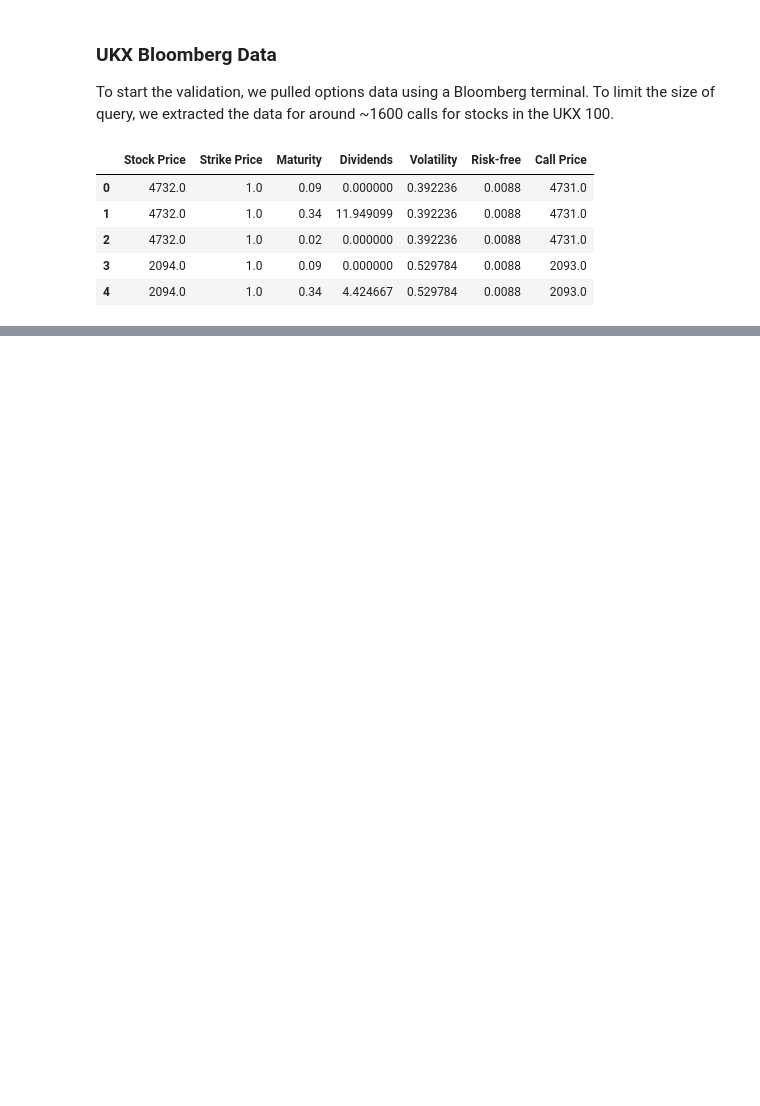
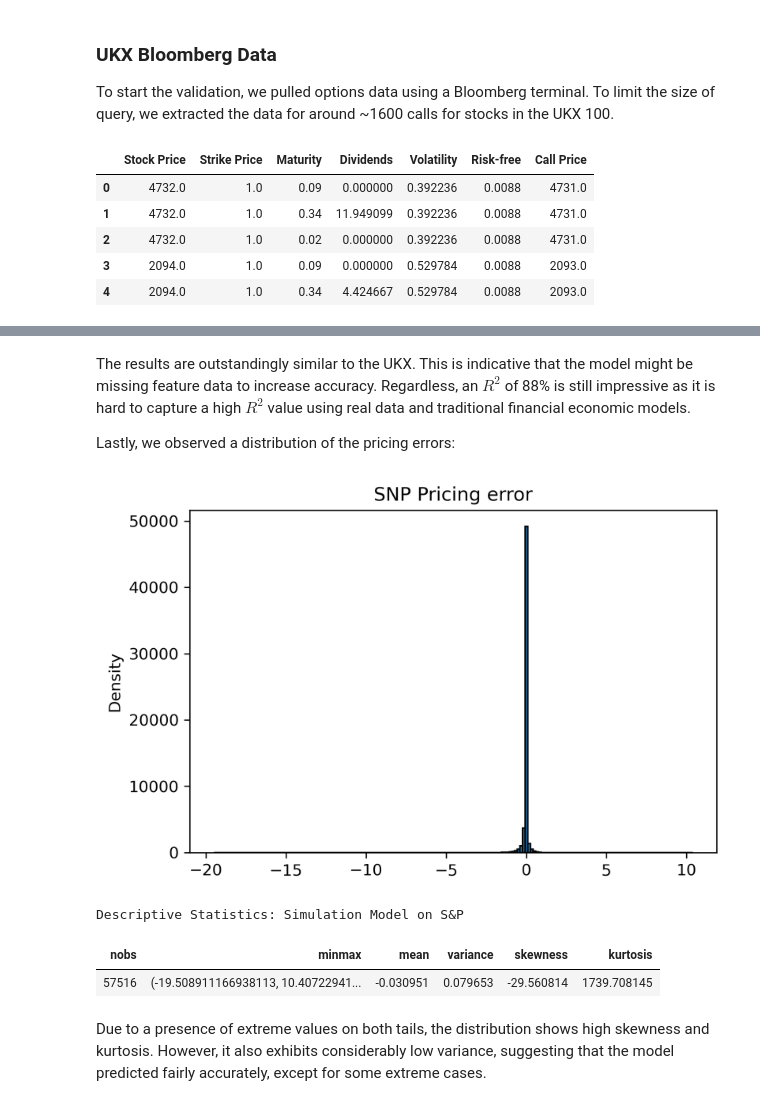
Before and after one commit to samuellee19/CSCI145_Option_Pricing, a Jupyter notebook: BS_Model_draft.ipynb, the cells around one changed output, grey strips where cells are left out. Saved outputs shown, nothing was run; the diff lists cells and outputs as text; code cells hidden in the pictures; blank space fills up the shorter version.

```diff
--- a/BS_Model_draft.ipynb
+++ b/BS_Model_draft.ipynb
@@ -368,0 +414,21 @@ Certain pricing schemes in finance may be non-linear (such as Black-Scholes) and
+# %% [markdown]
+The results are outstandingly similar to the UKX. This is indicative that the model might be missing feature data to increase accuracy. Regardless, an $R^2$ of 88% is still impressive as it is hard to capture a high $R^2$ value using real data and traditional financial economic models.
+
+Lastly, we observed a distribution of the pricing errors:
+# %%
+pricing_error_test = preds_snp - Y_snp
+plt.hist(pricing_error_test, bins= 180, edgecolor='black')
+plt.title("SNP Pricing error")
+plt.ylabel("Density")
+plt.show()
+# %% [output]
+[figure, added]
+# %%
+a = pd.DataFrame([stats.describe(pricing_error_test)])
+a.style.hide_index().set_table_attributes("style='display:inline'").set_caption('Descriptive Statistics: Simulation Model on S&P')
+# %% [output]
+Descriptive Statistics: Simulation Model on S&P
+| nobs | minmax | mean | variance | skewness | kurtosis |
+| 57516 | (-19.508911166938113, 10.40722941... | -0.030951 | 0.079653 | -29.560814 | 1739.708145 |
+# %% [markdown]
+Due to a presence of extreme values on both tails, the distribution shows high skewness and kurtosis. However, it also exhibits considerably low variance, suggesting that the model predicted fairly accurately, except for some extreme cases.
```
Also changed, not shown: parts of 87 cells of this notebook, 3 other files.
